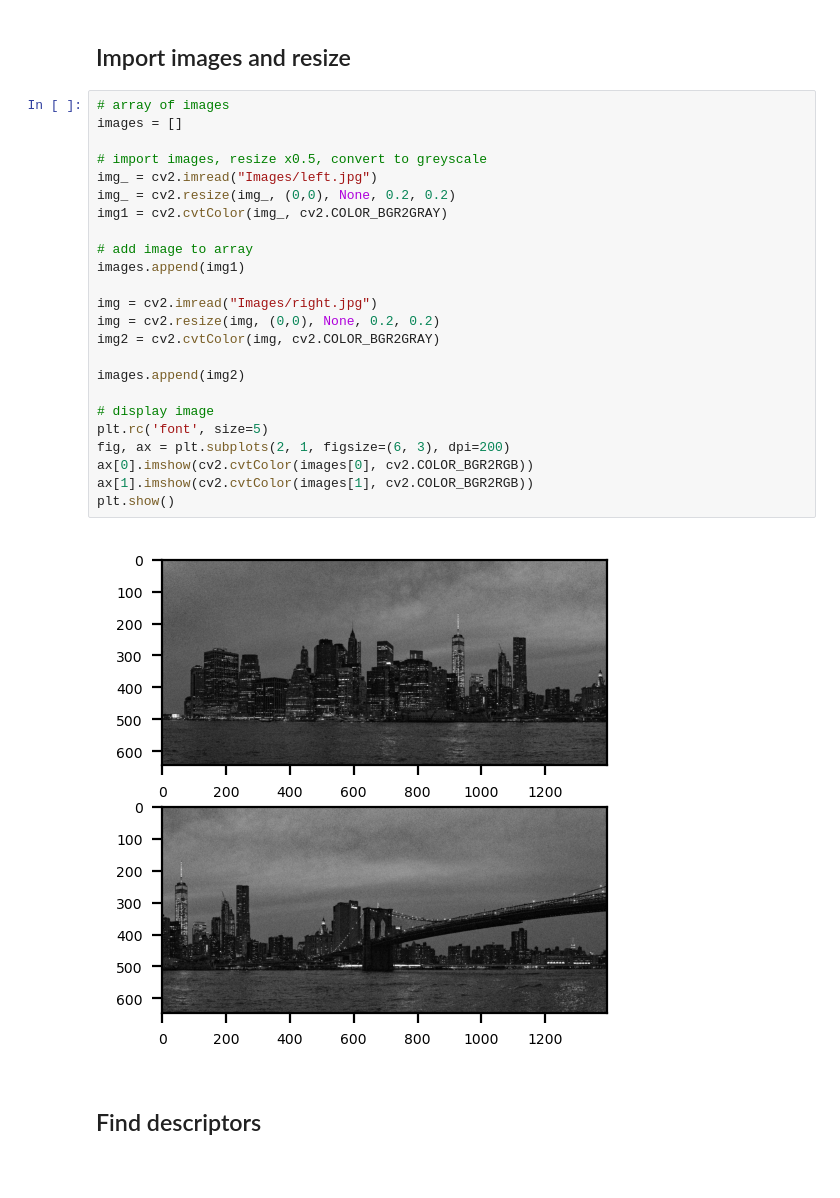
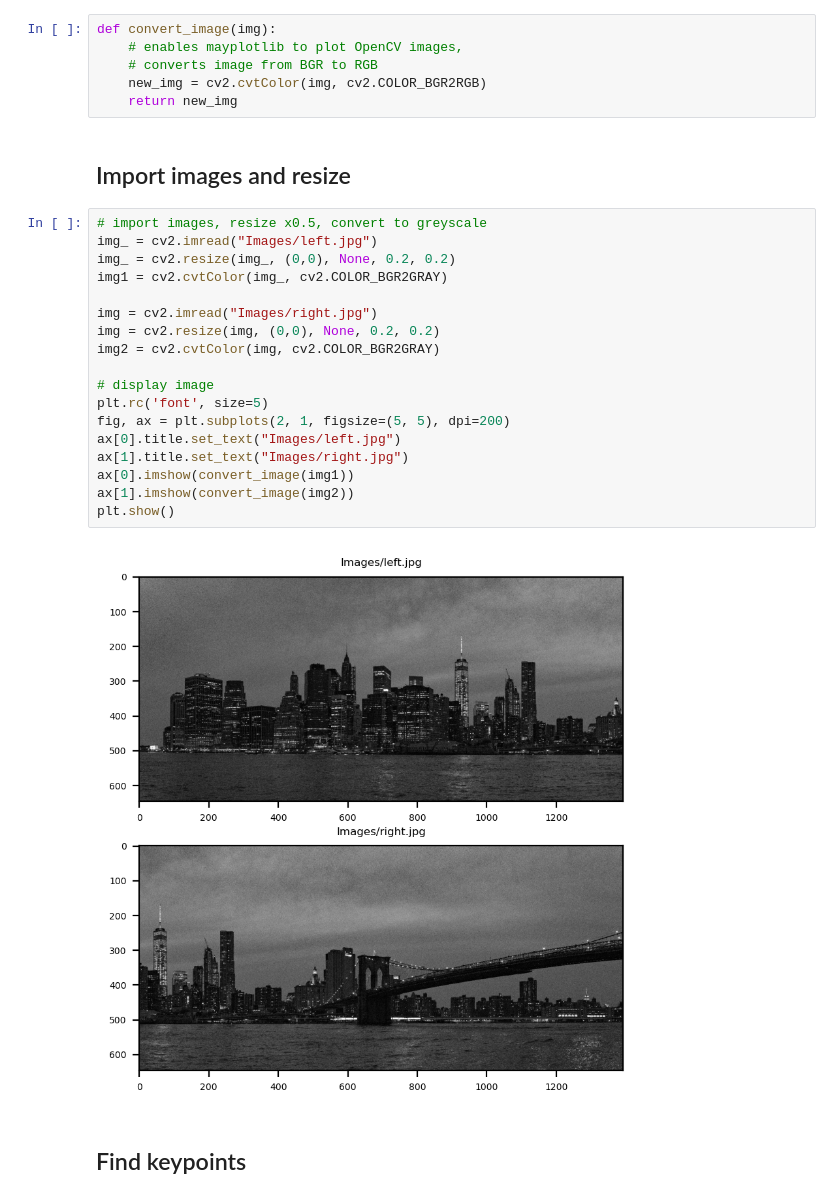
Before and after one commit to httpdaniel/PanoramaStitcher, a Jupyter notebook: PanoramaStitcher.ipynb, the cells around one changed output. Drawn from its saved outputs; the diff is of its cells as text; blank space fills up the shorter version.

```diff
--- a/PanoramaStitcher.ipynb
+++ b/PanoramaStitcher.ipynb
@@ -9,30 +11,30 @@ import matplotlib.pyplot as plt
+# %%
+def convert_image(img):
+    # enables mayplotlib to plot OpenCV images,
+    # converts image from BGR to RGB
+    new_img = cv2.cvtColor(img, cv2.COLOR_BGR2RGB)
+    return new_img
 # %% [markdown]
 ## Import images and resize
 # %%
-# array of images
-images = []
-
 # import images, resize x0.5, convert to greyscale
 img_ = cv2.imread("Images/left.jpg")
 img_ = cv2.resize(img_, (0,0), None, 0.2, 0.2)
 img1 = cv2.cvtColor(img_, cv2.COLOR_BGR2GRAY)
 
-# add image to array
-images.append(img1)
-
 img = cv2.imread("Images/right.jpg")
 img = cv2.resize(img, (0,0), None, 0.2, 0.2)
 img2 = cv2.cvtColor(img, cv2.COLOR_BGR2GRAY)
 
-images.append(img2)
-
 # display image
 plt.rc('font', size=5)
-fig, ax = plt.subplots(2, 1, figsize=(6, 3), dpi=200)
-ax[0].imshow(cv2.cvtColor(images[0], cv2.COLOR_BGR2RGB))
-ax[1].imshow(cv2.cvtColor(images[1], cv2.COLOR_BGR2RGB))
+fig, ax = plt.subplots(2, 1, figsize=(5, 5), dpi=200)
+ax[0].title.set_text("Images/left.jpg")
+ax[1].title.set_text("Images/right.jpg")
+ax[0].imshow(convert_image(img1))
+ax[1].imshow(convert_image(img2))
 plt.show()
 # %% [output]
-[figure, old version]
+[figure, new version]
 # %% [markdown]
-## Find descriptors
+## Find keypoints
```
Also changed, not shown: parts of 3 cells of this notebook.
